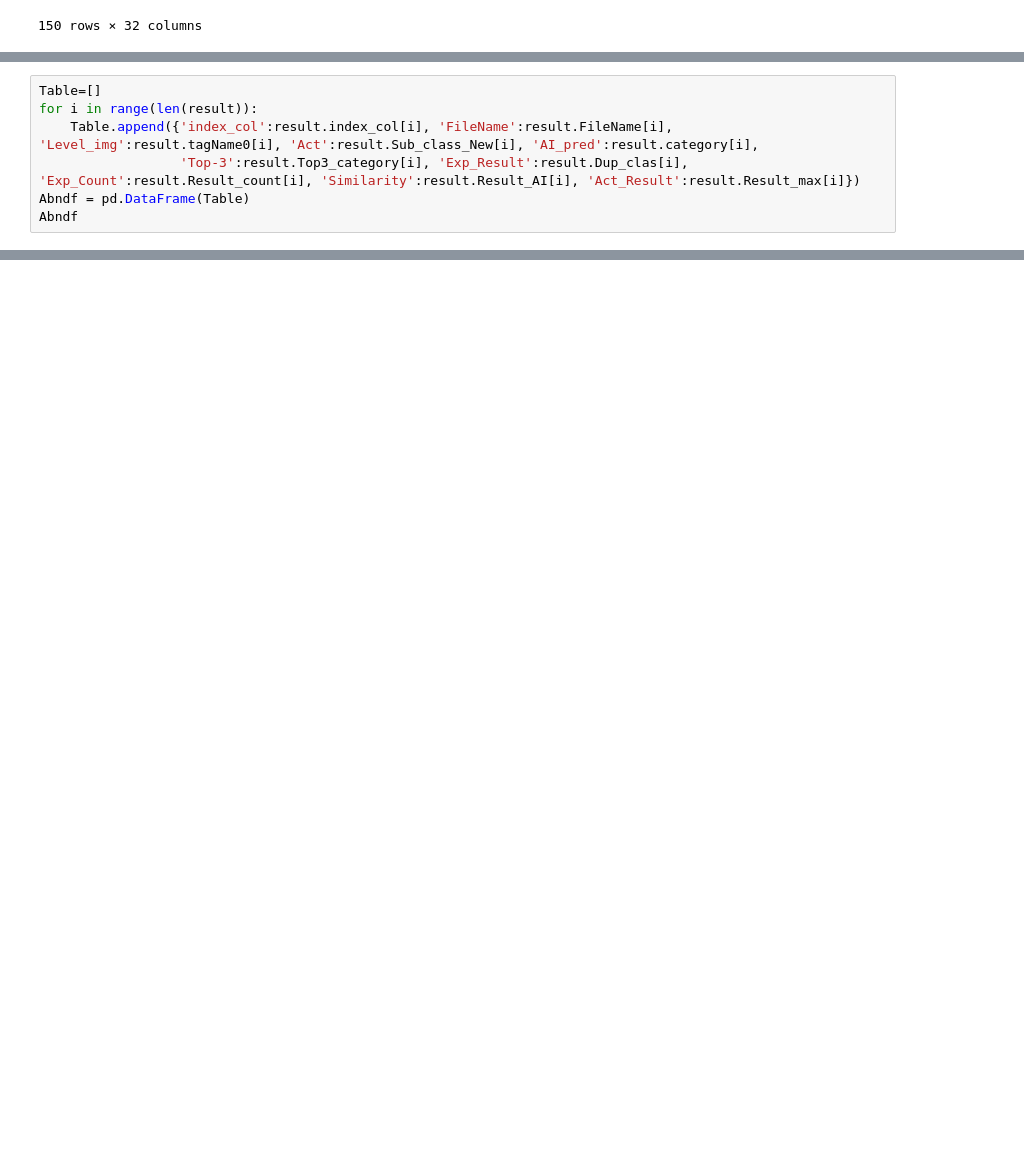
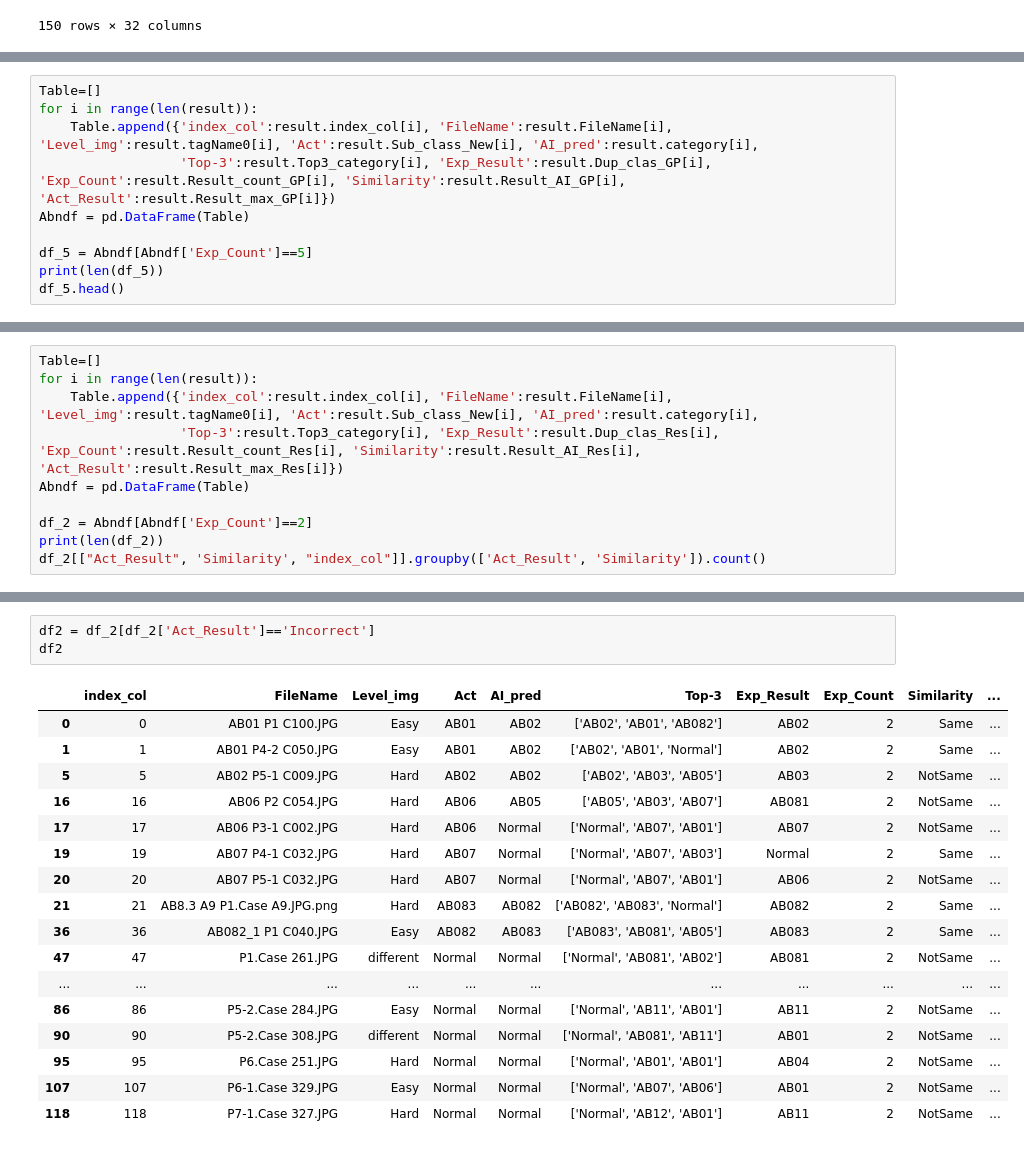
Before and after one commit to Peckkie/Experiment_Evaluation_CCA, a Jupyter notebook: Checking_Result_ExpRadio_Wrong.ipynb, the cells around one changed output, grey strips where cells are left out. Cells and saved outputs as stored; diff of their text form; blank space fills up the shorter version.

Commit message:
add code Checking_Result_ExpRadio  Wrong ccase

```diff
--- a/Checking_Result_ExpRadio_Wrong.ipynb
+++ b/Checking_Result_ExpRadio_Wrong.ipynb
@@ -493,6 +495,9 @@ result
 Table=[]
 for i in range(len(result)):
     Table.append({'index_col':result.index_col[i], 'FileName':result.FileName[i], 'Level_img':result.tagName0[i], 'Act':result.Sub_class_New[i], 'AI_pred':result.category[i],
-                  'Top-3':result.Top3_category[i], 'Exp_Result':result.Dup_clas[i], 'Exp_Count':result.Result_count[i], 'Similarity':result.Result_AI[i], 'Act_Result':result.Result_max[i]})
+                  'Top-3':result.Top3_category[i], 'Exp_Result':result.Dup_clas_GP[i], 'Exp_Count':result.Result_count_GP[i], 'Similarity':result.Result_AI_GP[i], 'Act_Result':result.Result_max_GP[i]})
 Abndf = pd.DataFrame(Table)
-Abndf
+
+df_5 = Abndf[Abndf['Exp_Count']==5]
+print(len(df_5))
+df_5.head()
@@ -543,0 +538,10 @@ df_['Result_AI']  = a_
+# %%
+Table=[]
+for i in range(len(result)):
+    Table.append({'index_col':result.index_col[i], 'FileName':result.FileName[i], 'Level_img':result.tagName0[i], 'Act':result.Sub_class_New[i], 'AI_pred':result.category[i],
+                  'Top-3':result.Top3_category[i], 'Exp_Result':result.Dup_clas_Res[i], 'Exp_Count':result.Result_count_Res[i], 'Similarity':result.Result_AI_Res[i], 'Act_Result':result.Result_max_Res[i]})
+Abndf = pd.DataFrame(Table)
+
+df_2 = Abndf[Abndf['Exp_Count']==2]
+print(len(df_2))
+df_2[["Act_Result", 'Similarity', "index_col"]].groupby(['Act_Result', 'Similarity']).count()
@@ -543,0 +556,21 @@ df_['Result_AI']  = a_
+# %%
+df2 = df_2[df_2['Act_Result']=='Incorrect']
+df2
+# %% [output]
+|  | index_col | FileName | Level_img | Act | AI_pred | Top-3 | Exp_Result | Exp_Count | Similarity | ... |
+| 0 | 0 | AB01 P1 C100.JPG | Easy | AB01 | AB02 | ['AB02', 'AB01', 'AB082'] | AB02 | 2 | Same | ... |
+| 1 | 1 | AB01 P4-2 C050.JPG | Easy | AB01 | AB02 | ['AB02', 'AB01', 'Normal'] | AB02 | 2 | Same | ... |
+| 5 | 5 | AB02 P5-1 C009.JPG | Hard | AB02 | AB02 | ['AB02', 'AB03', 'AB05'] | AB03 | 2 | NotSame | ... |
+| 16 | 16 | AB06 P2 C054.JPG | Hard | AB06 | AB05 | ['AB05', 'AB03', 'AB07'] | AB081 | 2 | NotSame | ... |
+| 17 | 17 | AB06 P3-1 C002.JPG | Hard | AB06 | Normal | ['Normal', 'AB07', 'AB01'] | AB07 | 2 | NotSame | ... |
+| 19 | 19 | AB07 P4-1 C032.JPG | Hard | AB07 | Normal | ['Normal', 'AB07', 'AB03'] | Normal | 2 | Same | ... |
+| 20 | 20 | AB07 P5-1 C032.JPG | Hard | AB07 | Normal | ['Normal', 'AB07', 'AB01'] | AB06 | 2 | NotSame | ... |
+| 21 | 21 | AB8.3 A9 P1.Case A9.JPG.png | Hard | AB083 | AB082 | ['AB082', 'AB083', 'Normal'] | AB082 | 2 | Same | ... |
+| 36 | 36 | AB082_1 P1 C040.JPG | Easy | AB082 | AB083 | ['AB083', 'AB081', 'AB05'] | AB083 | 2 | Same | ... |
+| 47 | 47 | P1.Case 261.JPG | different | Normal | Normal | ['Normal', 'AB081', 'AB02'] | AB081 | 2 | NotSame | ... |
+| ... | ... | ... | ... | ... | ... | ... | ... | ... | ... | ... |
+| 86 | 86 | P5-2.Case 284.JPG | Easy | Normal | Normal | ['Normal', 'AB11', 'AB01'] | AB11 | 2 | NotSame | ... |
+| 90 | 90 | P5-2.Case 308.JPG | different | Normal | Normal | ['Normal', 'AB081', 'AB11'] | AB01 | 2 | NotSame | ... |
+| 95 | 95 | P6.Case 251.JPG | Hard | Normal | Normal | ['Normal', 'AB01', 'AB01'] | AB04 | 2 | NotSame | ... |
+| 107 | 107 | P6-1.Case 329.JPG | Easy | Normal | Normal | ['Normal', 'AB07', 'AB06'] | AB01 | 2 | NotSame | ... |
+| 118 | 118 | P7-1.Case 327.JPG | Hard | Normal | Normal | ['Normal', 'AB12', 'AB01'] | AB11 | 2 | NotSame | ... |
```
Also changed, not shown: parts of 17 cells of this notebook.
